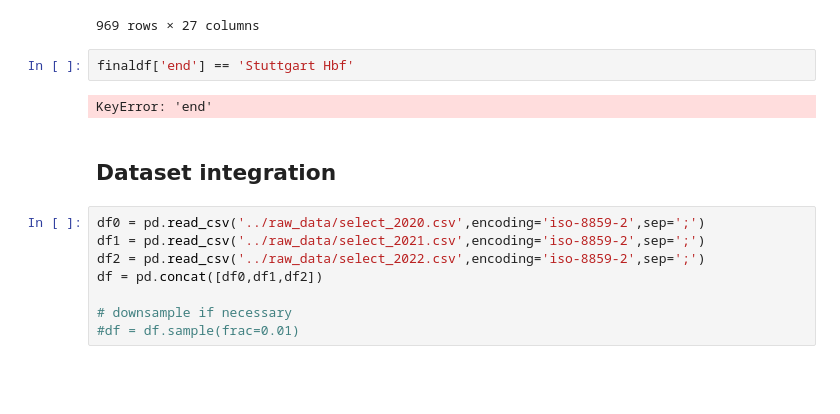
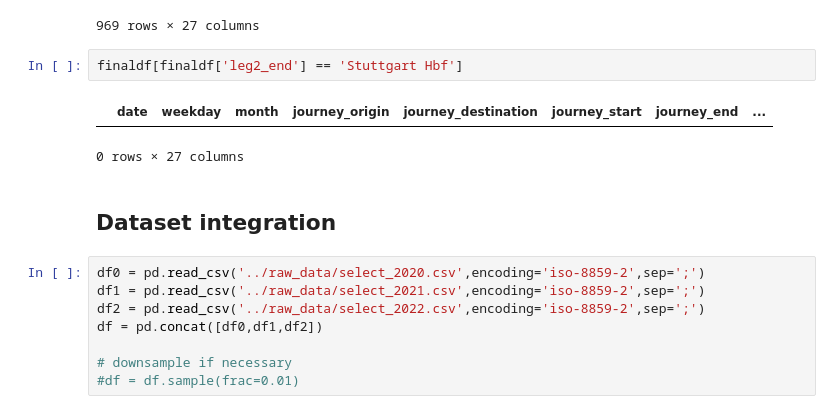
Before and after one commit to Good-Train-Bad-Train/gtbt, a Jupyter notebook: notebooks/Stefano_DB_API_first_look.ipynb, the cells around one changed output. Saved outputs shown, nothing was run; the diff lists cells and outputs as text; blank space fills up the shorter version.

```diff
--- a/notebooks/Stefano_DB_API_first_look.ipynb
+++ b/notebooks/Stefano_DB_API_first_look.ipynb
@@ -588,9 +588,10 @@ with pd.option_context("display.max_rows", 10, "display.max_columns", None):
 | 310 | 2022-09-11 | 6 | 9 | München Hbf | Köln Messe/Deutz Gl.11-12 | 2022-09-11 03:24:00+02:00 | 2022-09-11 08:22:00+02:00 | ... |
 969 rows × 27 columns
 # %%
-finaldf['end'] == 'Stuttgart Hbf'
+finaldf[finaldf['leg2_end'] == 'Stuttgart Hbf']
 # %% [output]
+|  | date | weekday | month | journey_origin | journey_destination | journey_start | journey_end | ... |
-KeyError: 'end'
+0 rows × 27 columns
 # %% [markdown]
 ## Dataset integration
 # %%
```
Also changed, not shown: parts of 2 cells of this notebook, 1 other file.
